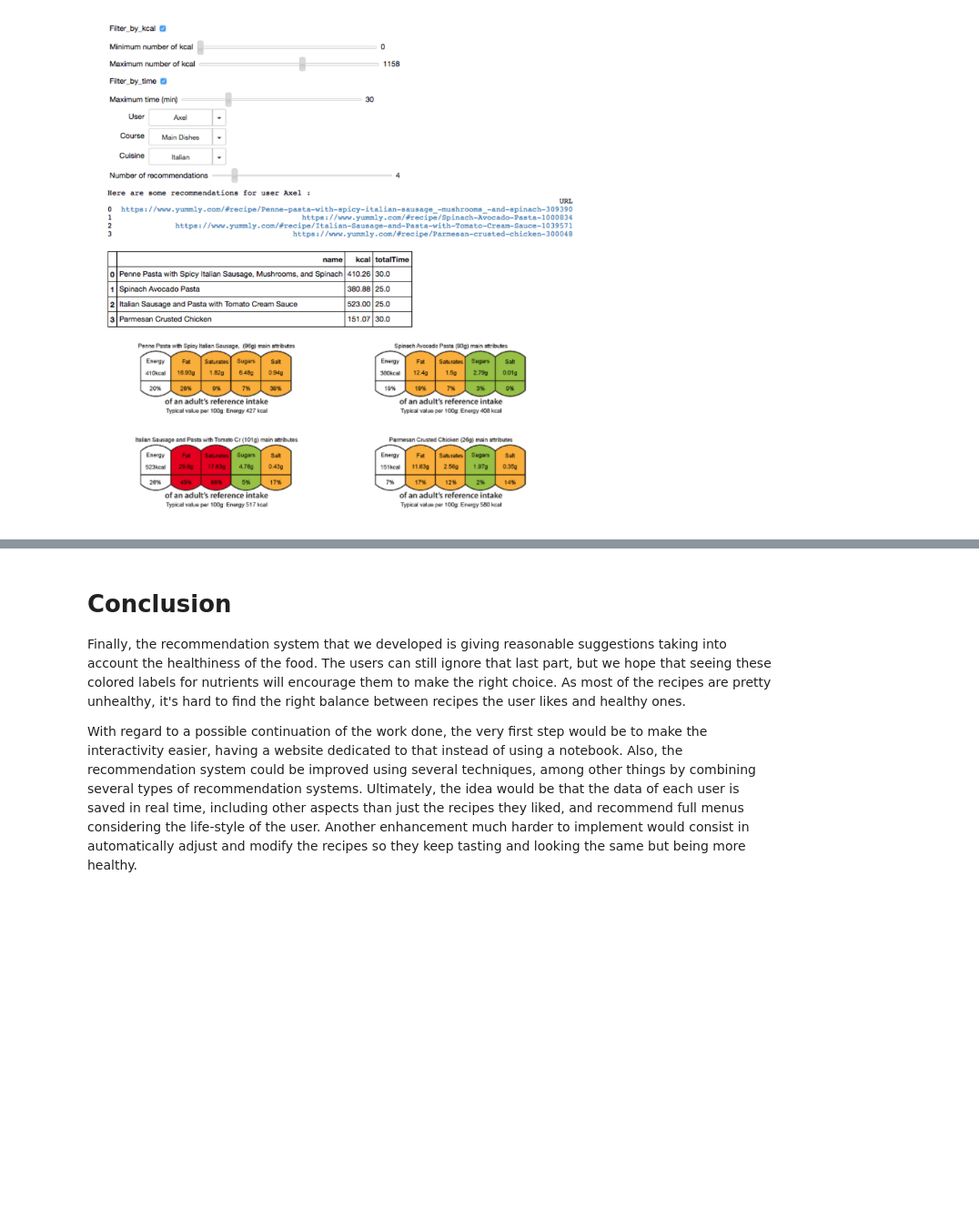
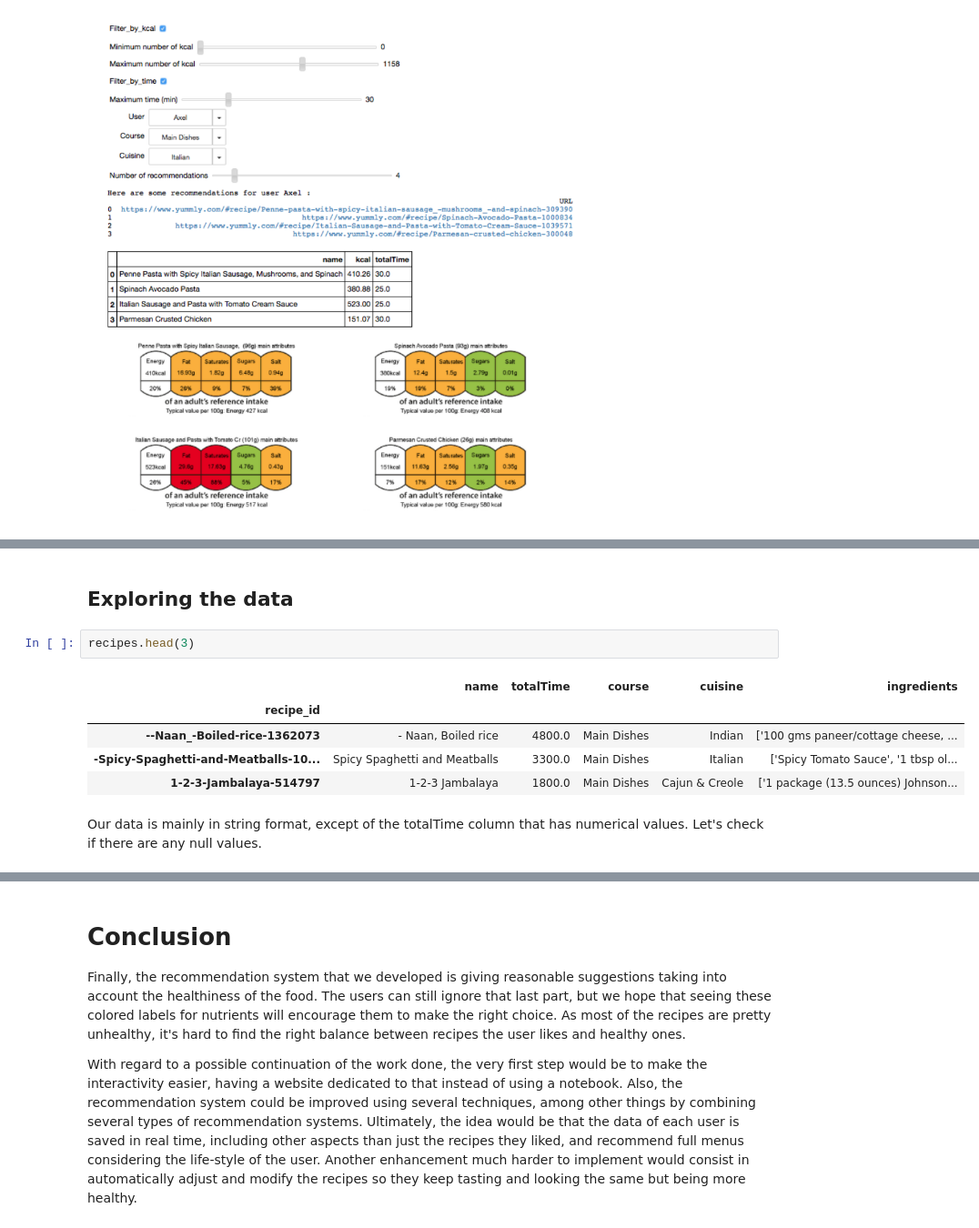
Before and after one commit to avandebr/ADA2017, a Jupyter notebook: Project/MS3.ipynb, the cells around one changed output, grey strips where cells are left out. Shown at 91% size. Drawn from its saved outputs; the diff is of its cells as text; blank space fills up the shorter version.

```diff
--- a/Project/MS3.ipynb
+++ b/Project/MS3.ipynb
@@ -1690,0 +875,12 @@ plt.show()
+# %% [markdown]
+## Exploring the data
+# %%
+recipes.head(3)
+# %% [output]
+|  | name | totalTime | course | cuisine | ingredients |
+| recipe_id |  |  |  |  |  |
+| --Naan_-Boiled-rice-1362073 | - Naan, Boiled rice | 4800.0 | Main Dishes | Indian | ['100 gms paneer/cottage cheese, ... |
+| -Spicy-Spaghetti-and-Meatballs-10... | Spicy Spaghetti and Meatballs | 3300.0 | Main Dishes | Italian | ['Spicy Tomato Sauce', '1 tbsp ol... |
+| 1-2-3-Jambalaya-514797 | 1-2-3 Jambalaya | 1800.0 | Main Dishes | Cajun & Creole | ['1 package (13.5 ounces) Johnson... |
+# %% [markdown]
+Our data is mainly in string format, except of the totalTime column that has numerical values. Let's check if there are any null values.
```
Also changed, not shown: parts of 172 cells of this notebook.
